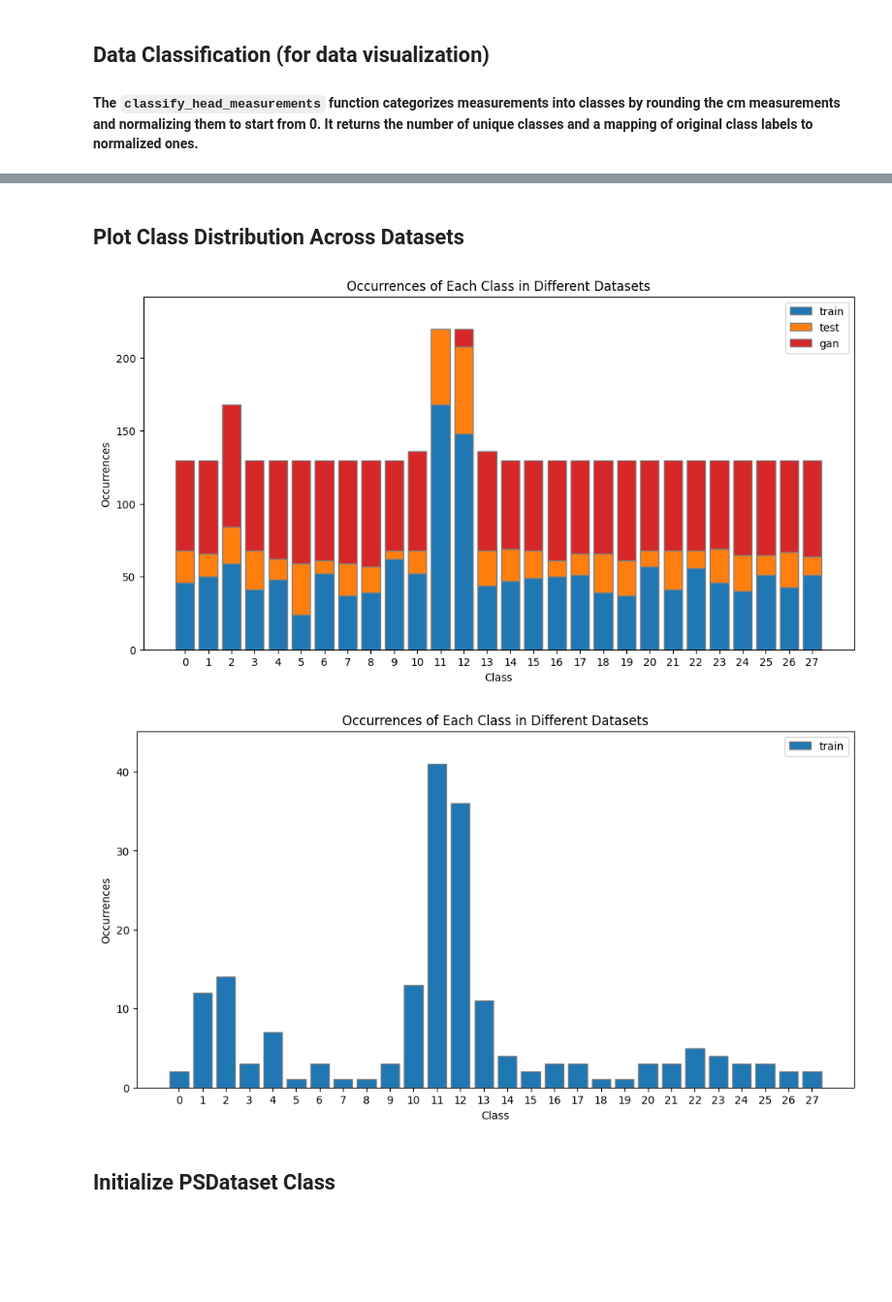
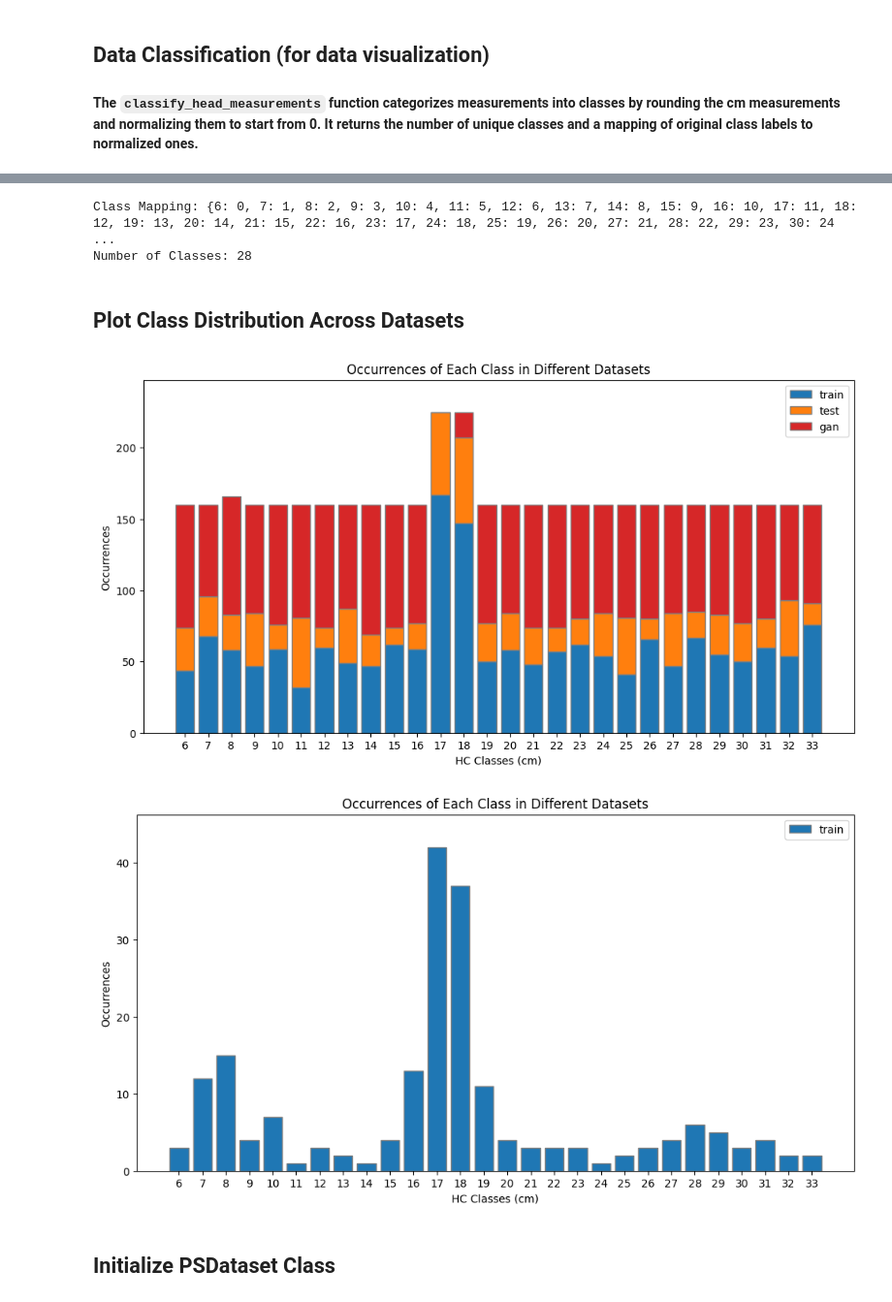
Before and after one commit to NitayGitHub/Fetal-Head-Circumference-Prediction-With-CNN, a Jupyter notebook: pixelsize-model-train.ipynb, the cells around one changed output, grey strips where cells are left out. Shown at 97% size. Cells and saved outputs as stored; diff of their text form; code cells hidden in the pictures; blank space fills up the shorter version.

```diff
--- a/pixelsize-model-train.ipynb
+++ b/pixelsize-model-train.ipynb
@@ -223,0 +62,6 @@ cuda
+# %%
+# Define balancing parameters
+lower_bound, upper_bound = 6, 33
+classes = list(range(lower_bound, upper_bound + 1))
+
+oversample_limit, limit_per_class = 160, 225
@@ -223,0 +121,30 @@ cuda
+# %%
+# Iterate over each class
+for cir_class in classes:
+
+    if not include_gan_set:
+        continue
+
+    # Filter real samples for the current class
+    real_samples_in_class = merged_df[(merged_df['class'] == cir_class) & ((merged_df['dataset'] == 'test') | (merged_df['dataset'] == 'train'))]
+
+    # Count real samples to set as limit for GAN samples
+    gan_samples_limit = len(real_samples_in_class)
+
+    # Filter GAN samples for the current class
+    gan_samples_in_class = merged_df[(merged_df['class'] == cir_class) & (merged_df['dataset'] == 'gan')]
+
+    if len(gan_samples_in_class) <= gan_samples_limit:
+            continue
+
+    # Determine how many GAN samples exceed the limit
+    samples_to_remove = len(gan_samples_in_class) - gan_samples_limit
+
+    # Sample the excess GAN images to remove
+    excess_samples = gan_samples_in_class.sample(n=samples_to_remove, random_state=42)
+
+    # Create a mask to filter out the excess samples
+    indices_to_keep = ~merged_df.set_index(['dataset', 'filename']).index.isin(excess_samples.set_index(['dataset', 'filename']).index)
+
+    # Update merged_df to only include samples that are not excess GAN samples
+    merged_df = merged_df.loc[indices_to_keep]
@@ -258,3 +200,13 @@ Number of Classes: 28
+# %%
+num_classes, class_mapping = classify_by_HC(filtered_df, True)
+classify_by_HC(val_df, True)
+balanced_df = filtered_df.copy()
+
+print("Class Mapping:", class_mapping)
+print("Number of Classes:", num_classes)
+# %% [output]
+Class Mapping: {6: 0, 7: 1, 8: 2, 9: 3, 10: 4, 11: 5, 12: 6, 13: 7, 14: 8, 15: 9, 16: 10, 17: 11, 18: 12, 19: 13, 20: 14, 21: 15, 22: 16, 23: 17, 24: 18, 25: 19, 26: 20, 27: 21, 28: 22, 29: 23, 30: 24 ...
+Number of Classes: 28
 # %% [markdown]
 ## Plot Class Distribution Across Datasets
 # %%
@@ -271,7 +223,7 @@ def plot_class_distribution(df, dataset_colors=None):
     # Loop through each unique dataset and count class occurrences
     for dataset in unique_datasets:
         dataset_data = df_copy[df_copy['dataset'] == dataset]
-        class_counts = dataset_data['classes'].value_counts().sort_index()
+        class_counts = dataset_data['class'].value_counts().sort_index()
         class_counts_dict[dataset] = class_counts
 
     # Combine the counts into a single DataFrame
@@ -292,38 +244,38 @@ def plot_class_distribution(df, dataset_colors=None):
     bottom = None
 
     for i, dataset in enumerate(class_counts.columns):
         if bottom is None:
             bottom = np.zeros_like(class_counts[dataset])
 
         # Get color for current dataset
         color = dataset_colors.get(dataset, default_colors[i % len(default_colors)])
 
         ax.bar(class_counts.index, class_counts[dataset], bottom=bottom, color=color, edgecolor='grey', label=dataset)
         bottom += class_counts[dataset]
 
     # Add labels
-    ax.set_xlabel('Class')
+    ax.set_xlabel('HC Classes (cm)')
     ax.set_ylabel('Occurrences')
     ax.set_title('Occurrences of Each Class in Different Datasets')
     ax.legend()
 
     # Set x-axis tick labels with class numbers
     ax.set_xticks(range(len(class_counts)))
-    ax.set_xticklabels(class_counts.index)
+    ax.set_xticklabels(class_counts.index + lower_bound)
 
     # Increase y-axis limit a little more than the top value
     max_count = class_counts.sum(axis=1).max()
     ax.set_ylim(0, max_count * 1.1)
 
     # Show plot
     plt.show()
 
-dataset_colors = {'train': '#1f77b4', 'test': '#ff7f0e', 'gan': '#d62728', 'gan_new': '#9467bd'}
+dataset_colors = {'train': '#1f77b4', 'test': '#ff7f0e', 'gan': '#d62728'}
 plot_class_distribution(balanced_df, dataset_colors)
 plot_class_distribution(val_df, dataset_colors)
 # %% [output]
-[figure, old version]
+[figure, new version]
-[figure, old version]
+[figure, new version]
 # %% [markdown]
 ## Initialize PSDataset Class
 # %%
```
Also changed, not shown: parts of 35 cells of this notebook, 4 other files.
